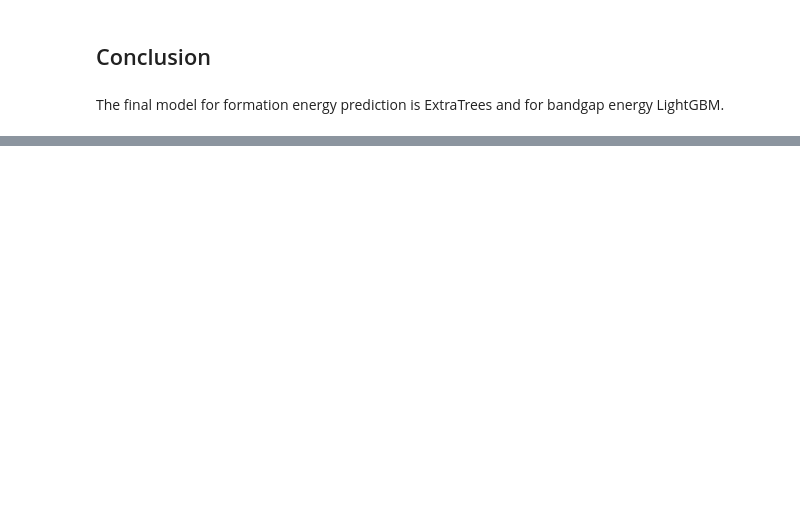
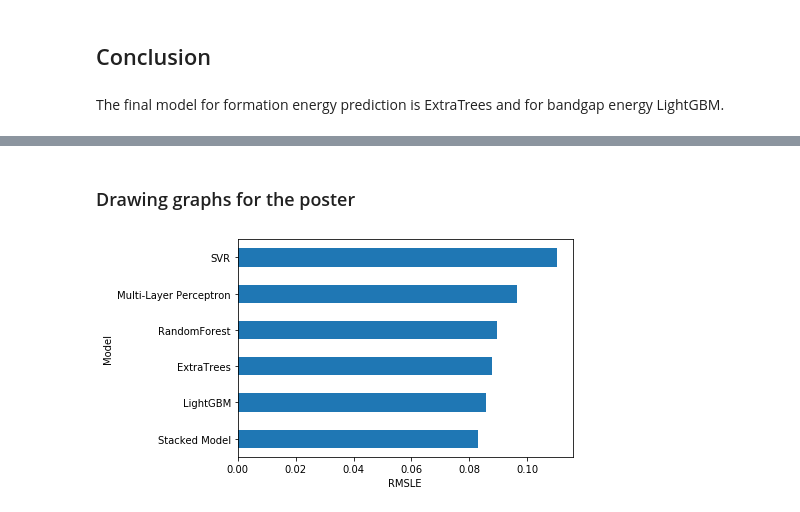
Before and after one commit to taidopurason/nomad2018, a Jupyter notebook: Model training 2.ipynb, the cells around one changed output, grey strips where cells are left out. Cells and saved outputs as stored; diff of their text form; code cells hidden in the pictures; blank space fills up the shorter version.

```diff
--- a/Model training 2.ipynb
+++ b/Model training 2.ipynb
@@ -374,3 +361,7 @@ params_be = {"boosting_type": "gbdt",
          "num_leaves": 20}
 
 lgbm_be = LGBMRegressor(**params_be)
+
+rf_be = RandomForestRegressor(criterion='mse', n_estimators=850, max_depth=30, min_samples_split=6, random_state=1)
+
+clf_be = [mlp_be, svr_be, lgbm_be, rf_be]
@@ -377,4 +370,2 @@ lgbm_be = LGBMRegressor(**params_be)
 # %%
 meta_be = Ridge()
-# %%
-clf_be = [mlp_be, svr_be, lgbm_be]
@@ -406,0 +452,3 @@ The private score in Kaggle from this model is **0.06577**.
+# %%
+et_be = ExtraTreesRegressor(**{'bootstrap': True, 'max_depth': 12, 'n_estimators': 200, 'random_state': 3})
+et_be.fit(X_full_be, np.log1p(y_be))
@@ -406,0 +483,39 @@ The private score in Kaggle from this model is **0.06577**.
+# %% [markdown]
+### Drawing graphs for the poster
+# %%
+mlp_be = MLPRegressor(
+    activation="tanh",
+    solver="lbfgs",
+    learning_rate="invscaling",
+    hidden_layer_sizes=(50, 100, 50))
+
+svr_be = SVR(kernel="poly", gamma="scale")
+
+lgbm_be = LGBMRegressor(**{"boosting_type": "gbdt",
+         "max_depth": 5,
+         "learning_rate": 0.12,
+         "n_estimators":100,
+         "num_leaves": 20})
+
+rf_be = RandomForestRegressor(criterion='mse', n_estimators=850, max_depth=30, min_samples_split=6, random_state=1)
+
+et_be = ExtraTreesRegressor(**{'bootstrap': True, 'max_depth': 12, 'n_estimators': 200, 'random_state': 3})
+
+params_be = {"boosting_type": "gbdt","max_depth": 5,"learning_rate": 0.12,"n_estimators":100,"num_leaves": 20}
+
+results_df_be = pd.DataFrame(columns=["Model", "CV RMSLE"])
+
+for name, model in {"Multi-Layer Perceptron": mlp_be, "SVR": svr_be, "LightGBM": lgbm_be, "ExtraTrees":et_be, "RandomForest":rf_be, "Stacked Model": stack_be}.items():
+
+    results_df_be = results_df_be.append({'Model': name, 'CV RMSLE': evaluate_CV(model, X_full_be.values, np.log1p(y_be.values), metric=rmsle_scorer_exp)}, ignore_index = True)
+# %%
+import pandas as pd
+from matplotlib.pyplot import *
+
+fig, ax = subplots()
+results_df_be.sort_values(by="CV RMSLE").plot.barh(x='Model', y='CV RMSLE', ax=ax)
+ax.set_xlabel("RMSLE")
+ax.legend().remove()
+plt.savefig("be_models.png", dpi=800,bbox_inches="tight")
+# %% [output]
+[figure, added]
```
Also changed, not shown: parts of 42 cells of this notebook, 1 other file.
